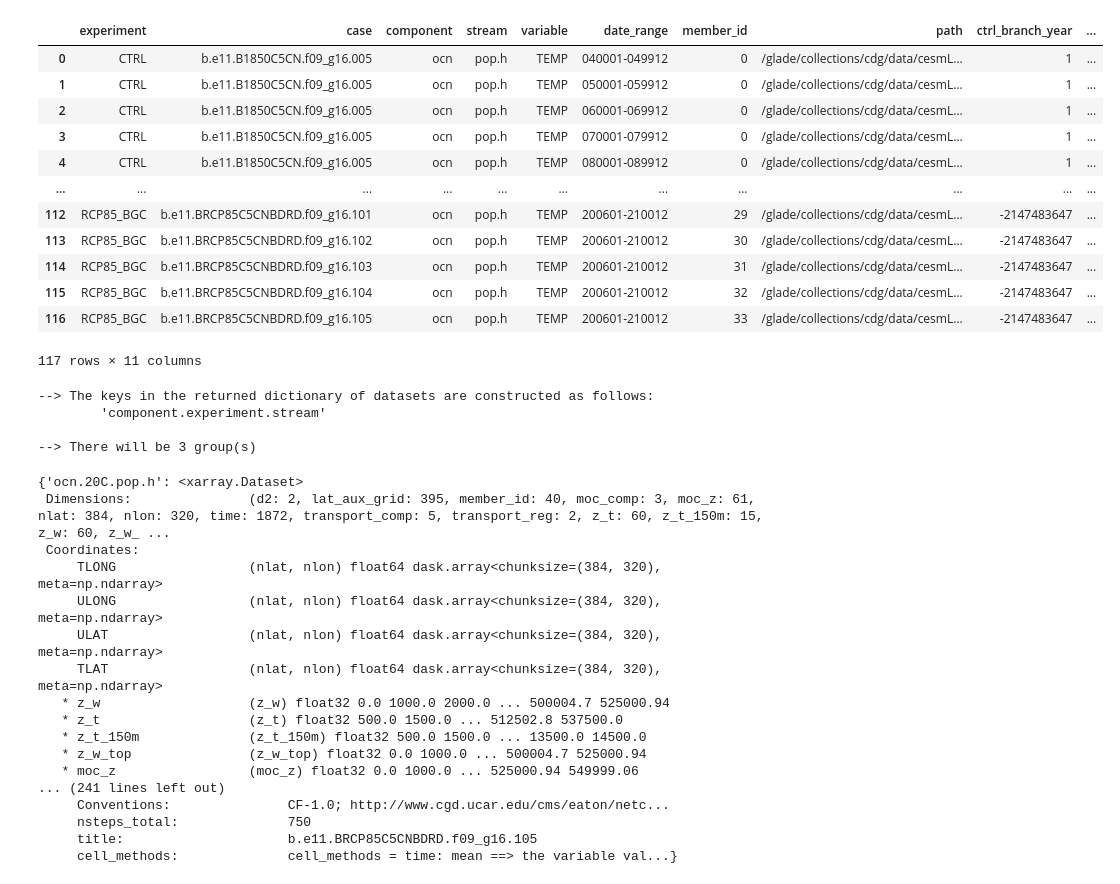
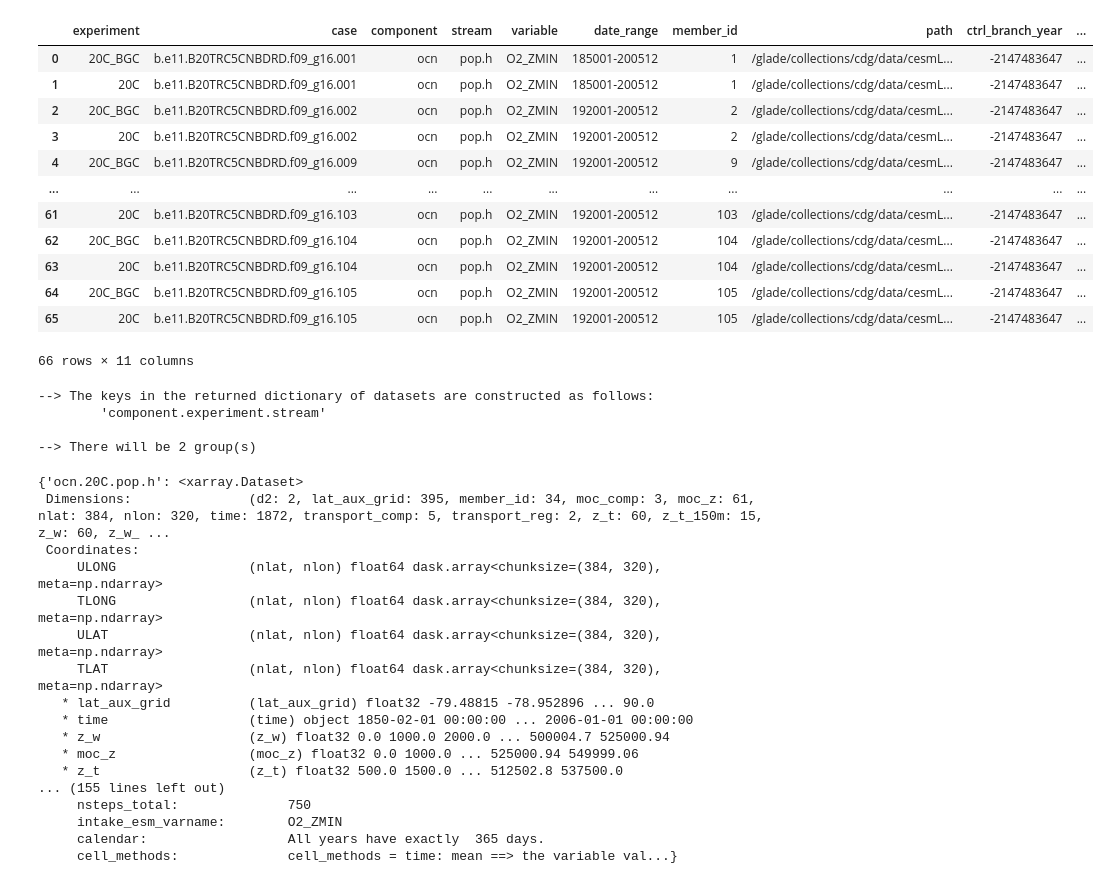
Before and after one commit to mnlevy1981/LENS_via_intake_esm, a Jupyter notebook: Test CESM-LENS collection.ipynb, the cells around one changed output. Cells and saved outputs as stored; diff of their text form; code cells hidden in the pictures.

```diff
--- a/Test CESM-LENS collection.ipynb
+++ b/Test CESM-LENS collection.ipynb
@@ -58,22 +62,22 @@ cluster.scale(4)
 # %%
 catalog = intake.open_esm_datastore('/glade/work/mlevy/intake-esm-collection/json/glade-cesm1-lens-timeseries.json')
 # %%
-lens_test = catalog.search(experiment=['CTRL', '20C', 'RCP85_BGC'], component='ocn', variable='TEMP')
+lens_test = catalog.search(experiment=['20C', '20C_BGC'], component='ocn', variable='O2_ZMIN')
 lens_test.df
 # %% [output]
 |  | experiment | case | component | stream | variable | date_range | member_id | path | ctrl_branch_year | ... |
-| 0 | CTRL | b.e11.B1850C5CN.f09_g16.005 | ocn | pop.h | TEMP | 040001-049912 | 0 | /glade/collections/cdg/data/cesmL... | 1 | ... |
-| 1 | CTRL | b.e11.B1850C5CN.f09_g16.005 | ocn | pop.h | TEMP | 050001-059912 | 0 | /glade/collections/cdg/data/cesmL... | 1 | ... |
-| 2 | CTRL | b.e11.B1850C5CN.f09_g16.005 | ocn | pop.h | TEMP | 060001-069912 | 0 | /glade/collections/cdg/data/cesmL... | 1 | ... |
-| 3 | CTRL | b.e11.B1850C5CN.f09_g16.005 | ocn | pop.h | TEMP | 070001-079912 | 0 | /glade/collections/cdg/data/cesmL... | 1 | ... |
-| 4 | CTRL | b.e11.B1850C5CN.f09_g16.005 | ocn | pop.h | TEMP | 080001-089912 | 0 | /glade/collections/cdg/data/cesmL... | 1 | ... |
+| 0 | 20C_BGC | b.e11.B20TRC5CNBDRD.f09_g16.001 | ocn | pop.h | O2_ZMIN | 185001-200512 | 1 | /glade/collections/cdg/data/cesmL... | -2147483647 | ... |
+| 1 | 20C | b.e11.B20TRC5CNBDRD.f09_g16.001 | ocn | pop.h | O2_ZMIN | 185001-200512 | 1 | /glade/collections/cdg/data/cesmL... | -2147483647 | ... |
+| 2 | 20C_BGC | b.e11.B20TRC5CNBDRD.f09_g16.002 | ocn | pop.h | O2_ZMIN | 192001-200512 | 2 | /glade/collections/cdg/data/cesmL... | -2147483647 | ... |
+| 3 | 20C | b.e11.B20TRC5CNBDRD.f09_g16.002 | ocn | pop.h | O2_ZMIN | 192001-200512 | 2 | /glade/collections/cdg/data/cesmL... | -2147483647 | ... |
+| 4 | 20C_BGC | b.e11.B20TRC5CNBDRD.f09_g16.009 | ocn | pop.h | O2_ZMIN | 192001-200512 | 9 | /glade/collections/cdg/data/cesmL... | -2147483647 | ... |
 | ... | ... | ... | ... | ... | ... | ... | ... | ... | ... | ... |
-| 112 | RCP85_BGC | b.e11.BRCP85C5CNBDRD.f09_g16.101 | ocn | pop.h | TEMP | 200601-210012 | 29 | /glade/collections/cdg/data/cesmL... | -2147483647 | ... |
-| 113 | RCP85_BGC | b.e11.BRCP85C5CNBDRD.f09_g16.102 | ocn | pop.h | TEMP | 200601-210012 | 30 | /glade/collections/cdg/data/cesmL... | -2147483647 | ... |
-| 114 | RCP85_BGC | b.e11.BRCP85C5CNBDRD.f09_g16.103 | ocn | pop.h | TEMP | 200601-210012 | 31 | /glade/collections/cdg/data/cesmL... | -2147483647 | ... |
-| 115 | RCP85_BGC | b.e11.BRCP85C5CNBDRD.f09_g16.104 | ocn | pop.h | TEMP | 200601-210012 | 32 | /glade/collections/cdg/data/cesmL... | -2147483647 | ... |
-| 116 | RCP85_BGC | b.e11.BRCP85C5CNBDRD.f09_g16.105 | ocn | pop.h | TEMP | 200601-210012 | 33 | /glade/collections/cdg/data/cesmL... | -2147483647 | ... |
+| 61 | 20C | b.e11.B20TRC5CNBDRD.f09_g16.103 | ocn | pop.h | O2_ZMIN | 192001-200512 | 103 | /glade/collections/cdg/data/cesmL... | -2147483647 | ... |
+| 62 | 20C_BGC | b.e11.B20TRC5CNBDRD.f09_g16.104 | ocn | pop.h | O2_ZMIN | 192001-200512 | 104 | /glade/collections/cdg/data/cesmL... | -2147483647 | ... |
+| 63 | 20C | b.e11.B20TRC5CNBDRD.f09_g16.104 | ocn | pop.h | O2_ZMIN | 192001-200512 | 104 | /glade/collections/cdg/data/cesmL... | -2147483647 | ... |
+| 64 | 20C_BGC | b.e11.B20TRC5CNBDRD.f09_g16.105 | ocn | pop.h | O2_ZMIN | 192001-200512 | 105 | /glade/collections/cdg/data/cesmL... | -2147483647 | ... |
+| 65 | 20C | b.e11.B20TRC5CNBDRD.f09_g16.105 | ocn | pop.h | O2_ZMIN | 192001-200512 | 105 | /glade/collections/cdg/data/cesmL... | -2147483647 | ... |
-117 rows × 11 columns
+66 rows × 11 columns
 # %%
 dq = lens_test.to_dataset_dict(cdf_kwargs={'chunks':{'time': 48}})
 dq
@@ -81,21 +85,21 @@ dq
 --> The keys in the returned dictionary of datasets are constructed as follows:
         'component.experiment.stream'
 
---> There will be 3 group(s)
+--> There will be 2 group(s)
 {'ocn.20C.pop.h': <xarray.Dataset>
- Dimensions:               (d2: 2, lat_aux_grid: 395, member_id: 40, moc_comp: 3, moc_z: 61, nlat: 384, nlon: 320, time: 1872, transport_comp: 5, transport_reg: 2, z_t: 60, z_t_150m: 15, z_w: 60, z_w_ ...
+ Dimensions:               (d2: 2, lat_aux_grid: 395, member_id: 34, moc_comp: 3, moc_z: 61, nlat: 384, nlon: 320, time: 1872, transport_comp: 5, transport_reg: 2, z_t: 60, z_t_150m: 15, z_w: 60, z_w_ ...
  Coordinates:
+     ULONG                 (nlat, nlon) float64 dask.array<chunksize=(384, 320), meta=np.ndarray>
      TLONG                 (nlat, nlon) float64 dask.array<chunksize=(384, 320), meta=np.ndarray>
-     ULONG                 (nlat, nlon) float64 dask.array<chunksize=(384, 320), meta=np.ndarray>
      ULAT                  (nlat, nlon) float64 dask.array<chunksize=(384, 320), meta=np.ndarray>
      TLAT                  (nlat, nlon) float64 dask.array<chunksize=(384, 320), meta=np.ndarray>
+   * lat_aux_grid          (lat_aux_grid) float32 -79.48815 -78.952896 ... 90.0
+   * time                  (time) object 1850-02-01 00:00:00 ... 2006-01-01 00:00:00
    * z_w                   (z_w) float32 0.0 1000.0 2000.0 ... 500004.7 525000.94
+   * moc_z                 (moc_z) float32 0.0 1000.0 ... 525000.94 549999.06
    * z_t                   (z_t) float32 500.0 1500.0 ... 512502.8 537500.0
-   * z_t_150m              (z_t_150m) float32 500.0 1500.0 ... 13500.0 14500.0
-   * z_w_top               (z_w_top) float32 0.0 1000.0 ... 500004.7 525000.94
-   * moc_z                 (moc_z) float32 0.0 1000.0 ... 525000.94 549999.06
-... (241 lines left out)
-     Conventions:               CF-1.0; http://www.cgd.ucar.edu/cms/eaton/netc...
+... (155 lines left out)
      nsteps_total:              750
-     title:                     b.e11.BRCP85C5CNBDRD.f09_g16.105
+     intake_esm_varname:        O2_ZMIN
+     calendar:                  All years have exactly  365 days.
      cell_methods:              cell_methods = time: mean ==> the variable val...}
```
Also changed, not shown: parts of 6 cells of this notebook, 1 other file.
